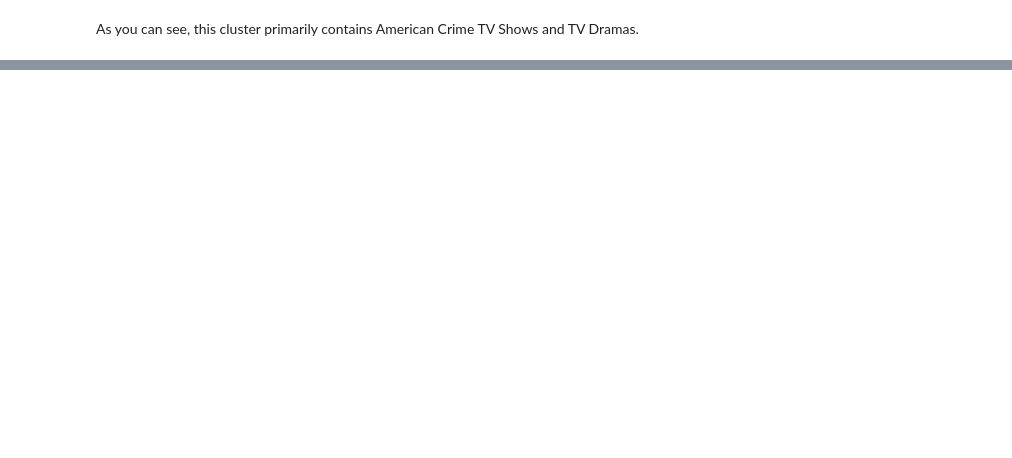
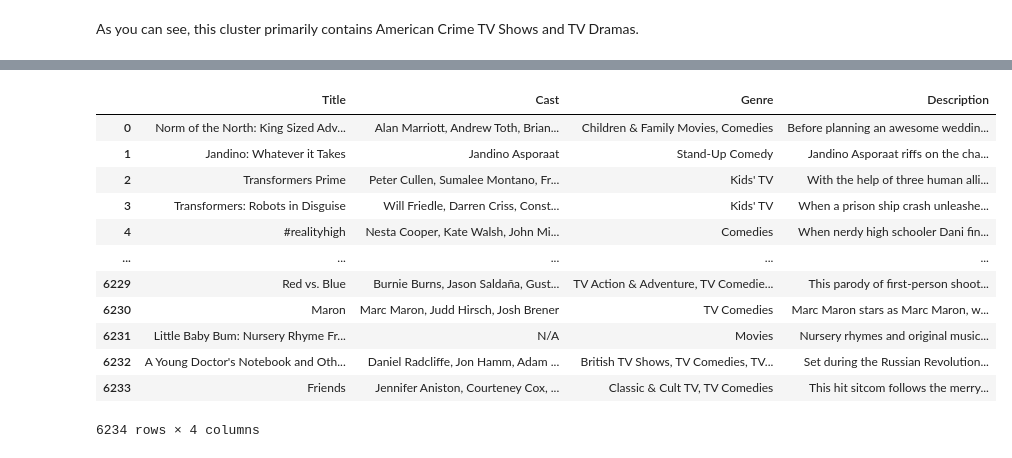
Before and after one commit to xavier-lim/flixRecommender, a Jupyter notebook: flixRecommender.ipynb, the cells around one changed output, grey strips where cells are left out. Cells and saved outputs as stored; diff of their text form; code cells hidden in the pictures; blank space fills up the shorter version.

```diff
--- a/flixRecommender.ipynb
+++ b/flixRecommender.ipynb
@@ -266,0 +274,34 @@ I plan to create a Flask app that will allow users to input a movie or TV show a
+# %%
+# Retain top 3 actors/actresses of each film
+netflix_cast3 = netflix.copy()
+netflix_cast3.fillna('N/A', inplace=True)
+netflix_cast3.cast = netflix_cast3.cast.str.split(', ').tolist()
+
+for x in range(len(netflix_cast3)):
+    netflix_cast3['cast'][x] = netflix_cast3['cast'][x][:3]
+    x += 1
+
+netflix_cast3['cast'] = netflix_cast3['cast'].agg(lambda x: ', '.join(map(str, x)))
+# %%
+# Drop unnecessary columns
+drop_netflix = netflix_cast3.drop(['type','director','country','rating'], axis=1)
+
+# Rename remaining columns
+flix_df = drop_netflix.rename(columns={'title':'Title','listed_in':'Genre','cast':'Cast','description':'Description',
+                                       'cluster':'Group'})
+
+flix_df
+# %% [output]
+|  | Title | Cast | Genre | Description |
+| 0 | Norm of the North: King Sized Adv... | Alan Marriott, Andrew Toth, Brian... | Children & Family Movies, Comedies | Before planning an awesome weddin... |
+| 1 | Jandino: Whatever it Takes | Jandino Asporaat | Stand-Up Comedy | Jandino Asporaat riffs on the cha... |
+| 2 | Transformers Prime | Peter Cullen, Sumalee Montano, Fr... | Kids' TV | With the help of three human alli... |
+| 3 | Transformers: Robots in Disguise | Will Friedle, Darren Criss, Const... | Kids' TV | When a prison ship crash unleashe... |
+| 4 | #realityhigh | Nesta Cooper, Kate Walsh, John Mi... | Comedies | When nerdy high schooler Dani fin... |
+| ... | ... | ... | ... | ... |
+| 6229 | Red vs. Blue | Burnie Burns, Jason Saldaña, Gust... | TV Action & Adventure, TV Comedie... | This parody of first-person shoot... |
+| 6230 | Maron | Marc Maron, Judd Hirsch, Josh Brener | TV Comedies | Marc Maron stars as Marc Maron, w... |
+| 6231 | Little Baby Bum: Nursery Rhyme Fr... | N/A | Movies | Nursery rhymes and original music... |
+| 6232 | A Young Doctor's Notebook and Oth... | Daniel Radcliffe, Jon Hamm, Adam ... | British TV Shows, TV Comedies, TV... | Set during the Russian Revolution... |
+| 6233 | Friends | Jennifer Aniston, Courteney Cox, ... | Classic & Cult TV, TV Comedies | This hit sitcom follows the merry... |
+6234 rows × 4 columns
```
Also changed, not shown: parts of 9 cells of this notebook.
